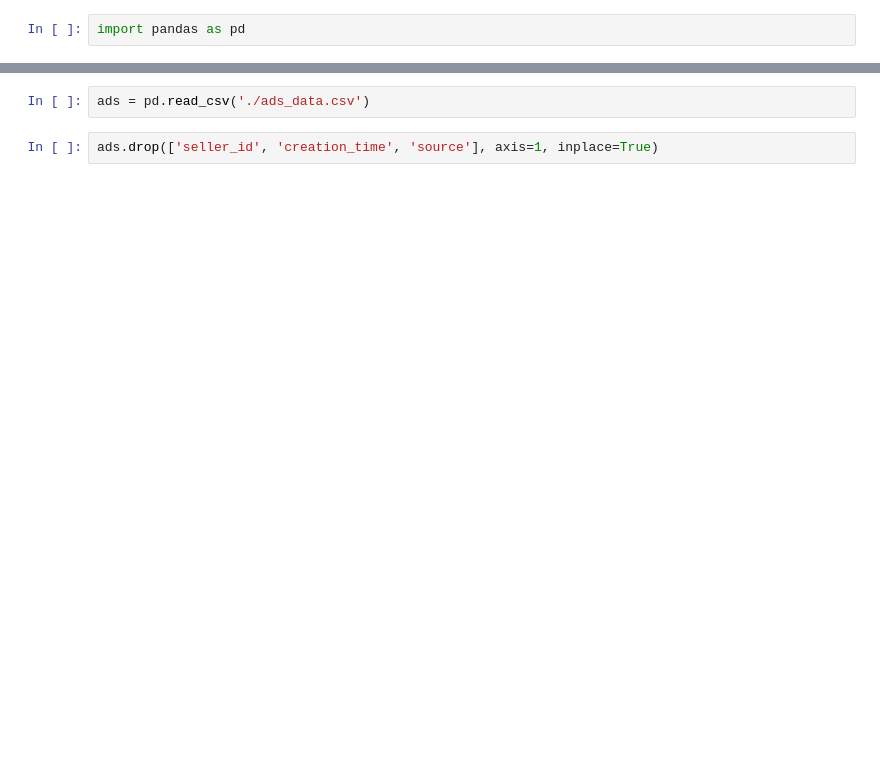
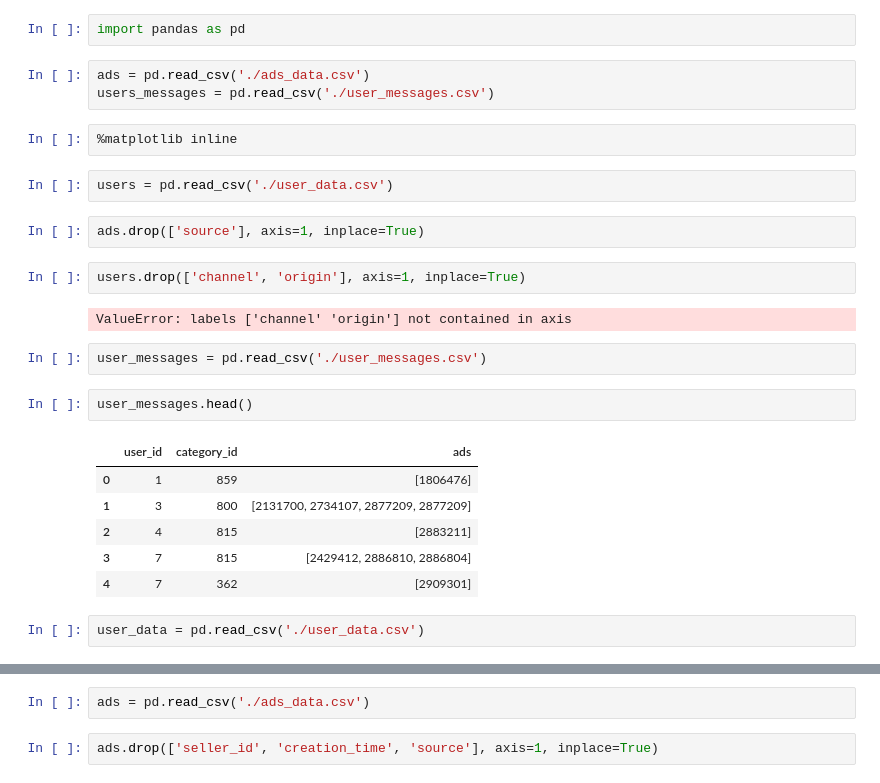
Before and after one commit to kishuagarwal/CompetitiveProgramming, a Jupyter notebook: HackerRank/CodeAndTheCurious/Ads recommendation.ipynb, the cells around one changed output, grey strips where cells are left out. Saved outputs shown, nothing was run; the diff lists cells and outputs as text; blank space fills up the shorter version.

```diff
--- a/HackerRank/CodeAndTheCurious/Ads recommendation.ipynb
+++ b/HackerRank/CodeAndTheCurious/Ads recommendation.ipynb
@@ -1,2 +1,28 @@
 # %%
 import pandas as pd
+# %%
+ads = pd.read_csv('./ads_data.csv')
+users_messages = pd.read_csv('./user_messages.csv')
+# %%
+%matplotlib inline
+# %%
+users = pd.read_csv('./user_data.csv')
+# %%
+ads.drop(['source'], axis=1, inplace=True)
+# %%
+users.drop(['channel', 'origin'], axis=1, inplace=True)
+# %% [output]
+ValueError: labels ['channel' 'origin'] not contained in axis
+# %%
+user_messages = pd.read_csv('./user_messages.csv')
+# %%
+user_messages.head()
+# %% [output]
+|  | user_id | category_id | ads |
+| 0 | 1 | 859 | [1806476] |
+| 1 | 3 | 800 | [2131700, 2734107, 2877209, 2877209] |
+| 2 | 4 | 815 | [2883211] |
+| 3 | 7 | 815 | [2429412, 2886810, 2886804] |
+| 4 | 7 | 362 | [2909301] |
+# %%
+user_data = pd.read_csv('./user_data.csv')
```
Also changed, not shown: parts of 48 cells of this notebook, 8 other files.
